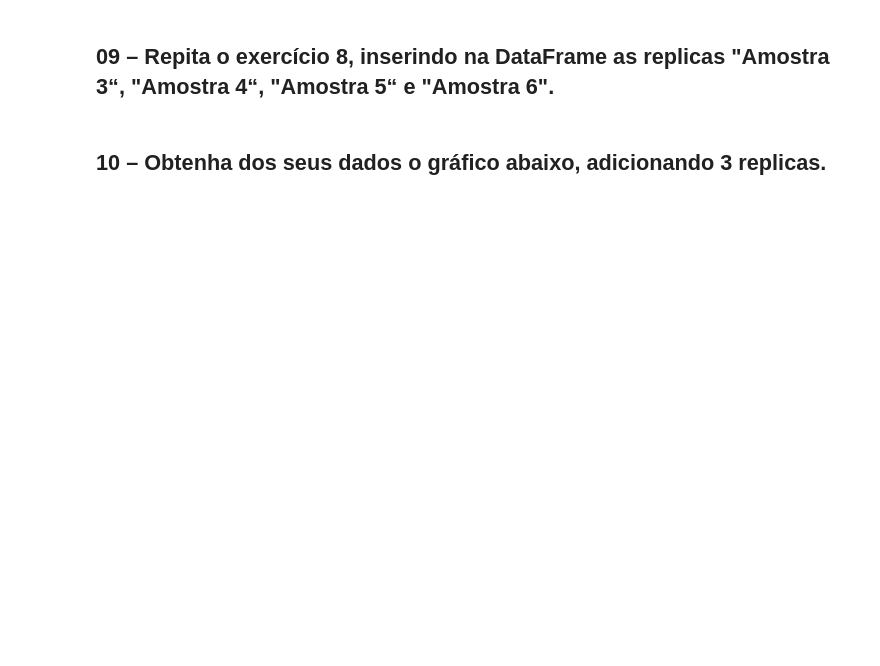
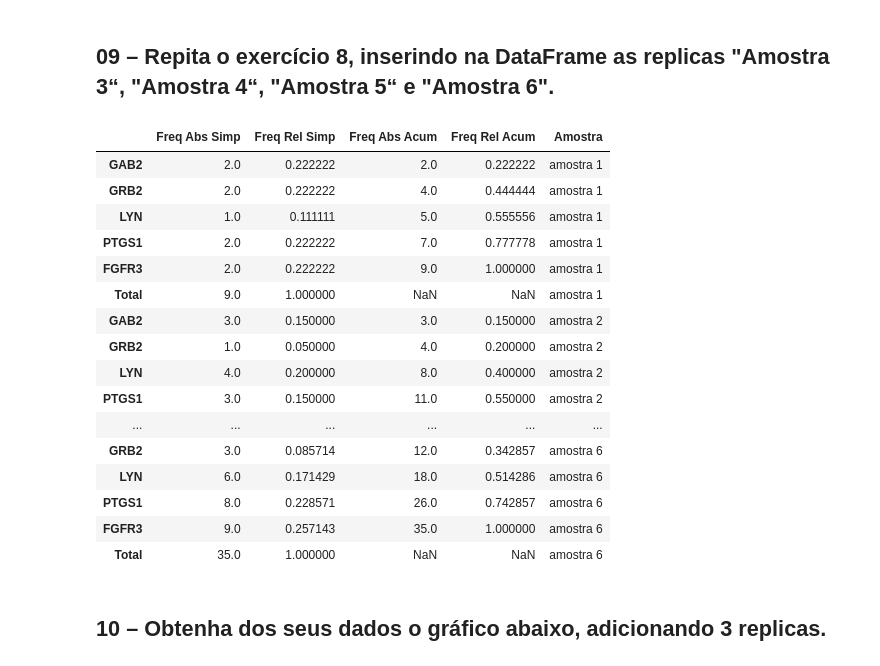
Before and after one commit to biancankusma/python_basico, a Jupyter notebook: 13-Variáveis_Qualitativas_2026-03-30.ipynb, the cells around one changed output. Saved outputs shown, nothing was run; the diff lists cells and outputs as text; code cells hidden in the pictures; blank space fills up the shorter version.

Commit message:
finalizada lista 13 e inicio listas 14 e 15

```diff
--- a/13-Variáveis_Qualitativas_2026-03-30.ipynb
+++ b/13-Variáveis_Qualitativas_2026-03-30.ipynb
@@ -126,4 +175,64 @@ ar8=np.random.randint(1,10,5)
 # %% [markdown]
 ## 09 – Repita o exercício 8, inserindo na DataFrame as replicas "Amostra 3“, "Amostra 4“, "Amostra 5“ e "Amostra 6".
+# %%
+indices = df7_13.index
+genes = indices[:-1]
+total_label = indices[-1]
+
+# 🔹 lista para guardar todas as amostras
+lista_amostras = [df7_13]
+
+# 🔹 gerar amostras 2 até 6
+for i in range(2, 7):
+
+    ar = np.random.randint(1, 10, len(genes))
+
+    df = pd.DataFrame({
+        'Freq Abs Simp': ar
+    }, index=genes)
+
+    total = df['Freq Abs Simp'].sum()
+
+    df['Freq Rel Simp'] = df['Freq Abs Simp'] / total
+    df['Freq Abs Acum'] = df['Freq Abs Simp'].cumsum()
+    df['Freq Rel Acum'] = df['Freq Rel Simp'].cumsum()
+    df['Amostra'] = f'amostra {i}'
+
+    # 🔹 linha total
+    linha_total = pd.DataFrame({
+        'Freq Abs Simp': [total],
+        'Freq Rel Simp': [1.0],
+        'Freq Abs Acum': [np.nan],
+        'Freq Rel Acum': [np.nan],
+        'Amostra': [f'amostra {i}']
+    }, index=[total_label])
+
+    df_final_amostra = pd.concat([df, linha_total])
+
+    # guarda na lista
+    lista_amostras.append(df_final_amostra)
+
+# 🔹 juntar tudo
+df_final = pd.concat(lista_amostras)
+
+df_final
+# %% [output]
+|  | Freq Abs Simp | Freq Rel Simp | Freq Abs Acum | Freq Rel Acum | Amostra |
+| GAB2 | 2.0 | 0.222222 | 2.0 | 0.222222 | amostra 1 |
+| GRB2 | 2.0 | 0.222222 | 4.0 | 0.444444 | amostra 1 |
+| LYN | 1.0 | 0.111111 | 5.0 | 0.555556 | amostra 1 |
+| PTGS1 | 2.0 | 0.222222 | 7.0 | 0.777778 | amostra 1 |
+| FGFR3 | 2.0 | 0.222222 | 9.0 | 1.000000 | amostra 1 |
+| Total | 9.0 | 1.000000 | NaN | NaN | amostra 1 |
+| GAB2 | 3.0 | 0.150000 | 3.0 | 0.150000 | amostra 2 |
+| GRB2 | 1.0 | 0.050000 | 4.0 | 0.200000 | amostra 2 |
+| LYN | 4.0 | 0.200000 | 8.0 | 0.400000 | amostra 2 |
+| PTGS1 | 3.0 | 0.150000 | 11.0 | 0.550000 | amostra 2 |
+| ... | ... | ... | ... | ... | ... |
+| GRB2 | 3.0 | 0.085714 | 12.0 | 0.342857 | amostra 6 |
+| LYN | 6.0 | 0.171429 | 18.0 | 0.514286 | amostra 6 |
+| PTGS1 | 8.0 | 0.228571 | 26.0 | 0.742857 | amostra 6 |
+| FGFR3 | 9.0 | 0.257143 | 35.0 | 1.000000 | amostra 6 |
+| Total | 35.0 | 1.000000 | NaN | NaN | amostra 6 |
 # %% [markdown]
 ## 10 – Obtenha dos seus dados o gráfico abaixo, adicionando 3 replicas.
```
Also changed, not shown: parts of 9 cells of this notebook, 3 other files.
